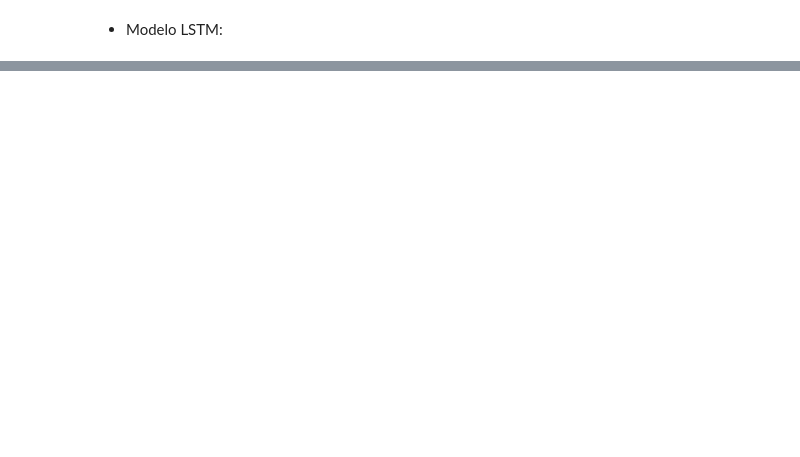
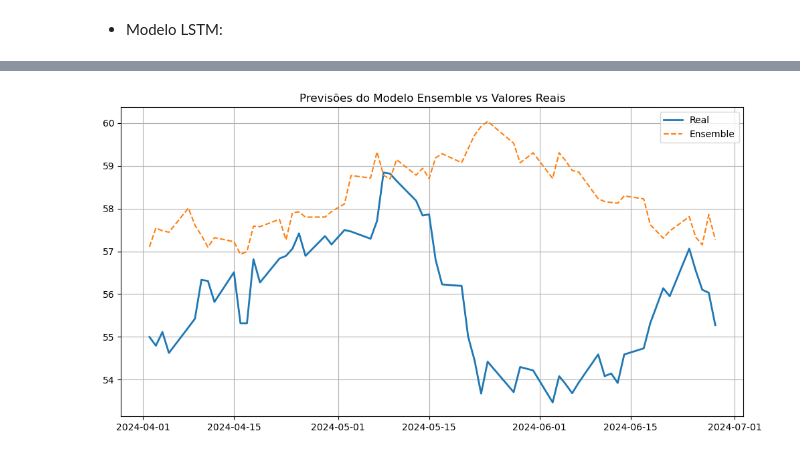
Before and after one commit to DanielCFigueira/Projeto_Predicao_VALE3, a Jupyter notebook: Arquivos_Projeto/Teste.ipynb, the cells around one changed output, grey strips where cells are left out. Saved outputs shown, nothing was run; the diff lists cells and outputs as text; code cells hidden in the pictures; blank space fills up the shorter version.

```diff
--- a/Arquivos_Projeto/Teste.ipynb
+++ b/Arquivos_Projeto/Teste.ipynb
@@ -223,8 +225,8 @@ Index(['Close_VALE3', 'Open_VALE3', 'Volume_VALE3', 'Close_Ferro',
 modelo_sarima = SARIMAX(
     endog = y_train,
     exog = X_train[['Close_Ferro', 'MM_20D', 'Close_VALE3', 'Open_VALE3', 'MM_200D', 'MM_7D']],
-    order = (2, 1, 2),
-    seasonal_order = (1, 1, 1, 5),
+    order = (1, 1, 2),
+    seasonal_order = (1, 1, 1, 30),
     enforce_stationarity = False,
     enforce_invertibility = False
 )
@@ -406,0 +407,75 @@ LSTM MAPE: 0.0246
+# %%
+from sklearn.linear_model import LinearRegression
+
+# 1 Variáveis exógenas usadas no SARIMA:
+exog_vars = ['Close_Ferro', 'MM_20D', 'Close_VALE3', 'Open_VALE3', 'MM_200D', 'MM_7D']
+
+# 2. Preparar as previsões individuais (treino/validação):
+train_pred_sarima = results_sarima.get_forecast(steps=len(X_train), exog=X_train[exog_vars]).predicted_mean.values
+train_pred_xgb = modelo_xgb.predict(X_train)
+train_pred_lstm = lstm_model.predict(X_train_seq).flatten()
+
+# 3. Calcular quantas amostras a LSTM "perdeu" devido à janela:
+window_size = 60
+samples_to_cut = len(X_train) - len(train_pred_lstm)  # 482 - 422 = 60
+
+# 4. Alinhar previsões de treino:
+aligned_train_pred_sarima = train_pred_sarima[samples_to_cut:]
+aligned_train_pred_xgb = train_pred_xgb[samples_to_cut:]
+aligned_y_train = y_train.iloc[samples_to_cut:]
+
+# 5. Treinar meta-modelo:
+meta_features = np.column_stack([
+    aligned_train_pred_sarima,
+    aligned_train_pred_xgb,
+    train_pred_lstm
+])
+meta_modelo = LinearRegression().fit(meta_features, aligned_y_train)
+
+# 6. Gerar previsões de validação:
+
+# SARIMA
+val_pred_sarima = results_sarima.get_forecast(
+    steps=len(X_val),
+    exog=X_val[exog_vars]
+).predicted_mean.values
+
+# XGBoost
+val_pred_xgb = modelo_xgb.predict(X_val)
+
+# LSTM
+val_pred_lstm = lstm_model.predict(X_val_seq).flatten()
+
+# 7. Alinhar previsões de validação
+val_samples_to_cut = len(X_val) - len(val_pred_lstm)
+aligned_val_pred_sarima = val_pred_sarima[val_samples_to_cut:]
+aligned_val_pred_xgb = val_pred_xgb[val_samples_to_cut:]
+aligned_y_val = y_val.iloc[val_samples_to_cut:]
+
+# 8. Fazer previsão do ensemble:
+val_preds = np.column_stack([
+    aligned_val_pred_sarima,
+    aligned_val_pred_xgb,
+    val_pred_lstm
+])
+ensemble_pred = meta_modelo.predict(val_preds)
+
+# 9. Avaliação final:
+mae = mean_absolute_error(aligned_y_val, ensemble_pred)
+mape = mean_absolute_percentage_error(aligned_y_val, ensemble_pred)
+
+print("\n" + "="*50)
+print(f"MAE do Ensemble: {mae:.4f}")
+print(f"MAPE do Ensemble: {mape:.4%}")
+print("="*50 + "\n")
+
+# 10. Visualização:
+import matplotlib.pyplot as plt
+plt.figure(figsize=(12,6))
+plt.plot(aligned_y_val.index, aligned_y_val, label='Real', linewidth=2)
+plt.plot(aligned_y_val.index, ensemble_pred, label='Ensemble', linestyle='--')
+plt.title('Previsões do Modelo Ensemble vs Valores Reais')
+plt.legend()
+plt.grid()
+plt.show()
+# %% [output]
@@ -406,0 +489 @@ LSTM MAPE: 0.0246
+[figure, added]
```
Also changed, not shown: parts of 8 cells of this notebook, 1 other file.
